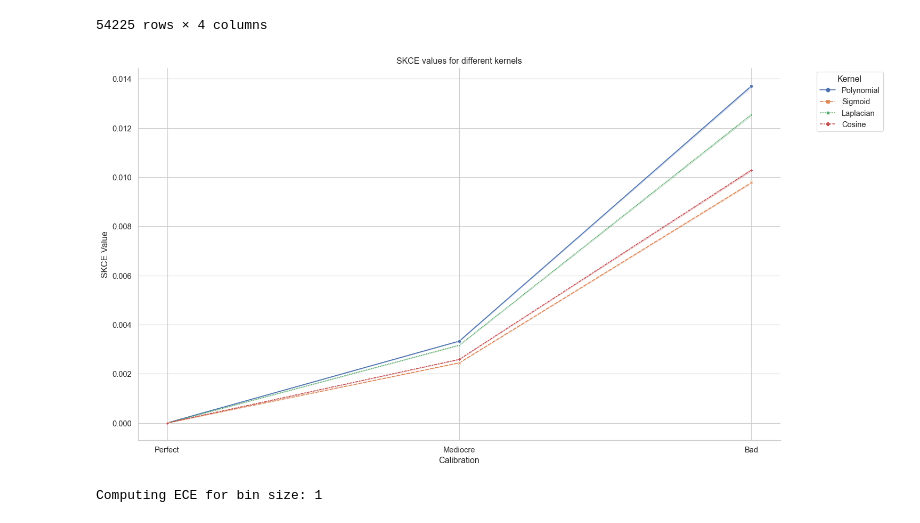
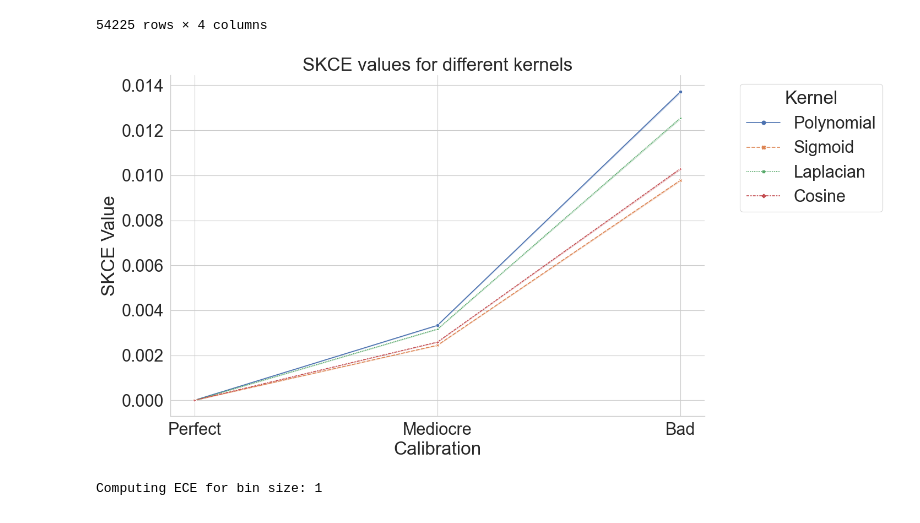
Before and after one commit to MLO-lab/Py_KCE, a Jupyter notebook: ECE bias ground truth simulation.ipynb, the cells around one changed output. Saved outputs shown, nothing was run; the diff lists cells and outputs as text; code cells hidden in the pictures.

```diff
--- a/ECE bias ground truth simulation.ipynb
+++ b/ECE bias ground truth simulation.ipynb
@@ -623,21 +620,21 @@ plot.figure.savefig("comparing_kernels.png")
 filtered_kernel_comparison_results = kernel_comparison_results[kernel_comparison_results['Kernel'] != 'Linear']
 # %%
 rc = {'figure.figsize': (15, 8)}
-sns.set(rc=rc, font_scale=1.2, context='paper')
+sns.set(rc=rc, font_scale=2.5, context='paper')
 sns.set_style("whitegrid")
 
 # Create a line plot with Calibration on the x-axis, SKCE on the y-axis, and the Kernel type represented by different lines (hues)
 plot = sns.lineplot(data=filtered_kernel_comparison_results, x='Calibration', y='SKCE', hue='Kernel', markers=True, style='Kernel')
 
 plot.set_title('SKCE values for different kernels')
 plot.set_xlabel('Calibration')
 plot.set_ylabel('SKCE Value')
 plt.legend(title='Kernel', bbox_to_anchor=(1.05, 1), loc='upper left')
 sns.despine(left=False, bottom=False)
 plt.tight_layout()
 plt.show()
 # %% [output]
-[figure, old version]
+[figure, new version]
 # %%
 plot.figure.savefig("filtered_comparing_kernels.png")
 # %%
```
Also changed, not shown: parts of 1 cell of this notebook, 1 other file.
